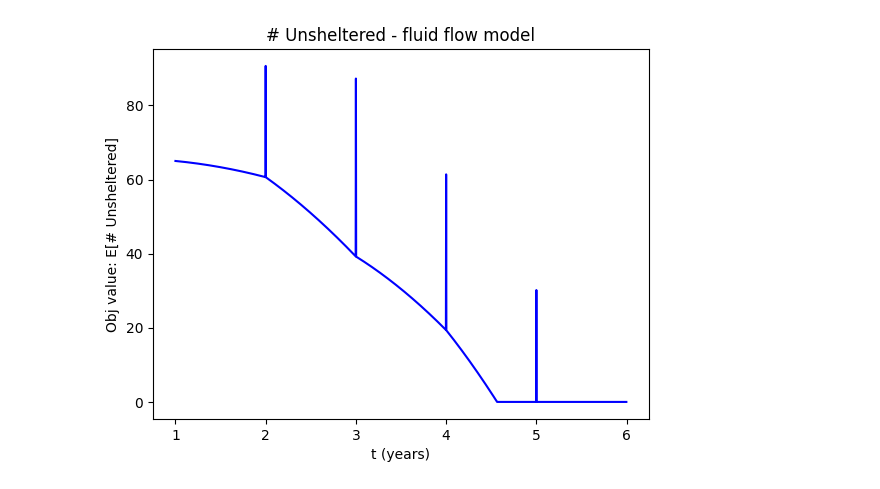
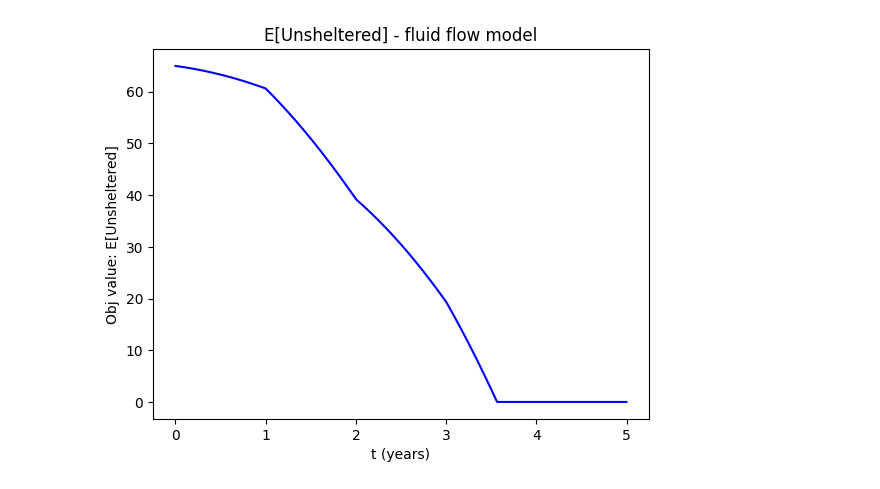
Before and after one commit to grahamburgess3/homeless_services, a Jupyter notebook: 08_fluid_flow_model.ipynb, the cells around one changed output. Drawn from its saved outputs; the diff is of its cells as text; code cells hidden in the pictures.

Commit message:
fluid flow model and notebook

```diff
--- a/08_fluid_flow_model.ipynb
+++ b/08_fluid_flow_model.ipynb
@@ -7,23 +7,16 @@ import matplotlib.pyplot as plt
 with open('data_as_is.json') as json_file:
     data_as_is = json.load(json_file)
 # %%
-model = fl.FluidFlowModel(data_as_is['initial_demand'],
-                          data_as_is['initial_capacity']['housing'],
-                          data_as_is['initial_capacity']['shelter'],
-                          1/data_as_is['service_mean']['housing'],
-                          data_as_is['arrival_rates'],
-                          data_as_is['build_rates']['housing'],
-                          data_as_is['build_rates']['shelter'])
+model = fl.FluidFlowModel(data_as_is)
 # %%
-T=5
-dt = 1/365
-model.analyse_model(T, dt)
+horizon = 5
+T = [i/365 for i in range(int(horizon*365))]
+model.analyse(T)
 # %%
-x = [(i+365)/365 for i in range(int(T/dt))]
-plt.plot(x, model.unsh_t, color = 'blue')
-plt.title('# Unsheltered - fluid flow model')
+plt.plot(T, model.unsh_t, color = 'blue')
+plt.title('E[Unsheltered] - fluid flow model')
 plt.xlabel('t (years)')
-plt.ylabel('Obj value: E[# Unsheltered]')
+plt.ylabel('Obj value: E[Unsheltered]')
 plt.show()
 # %% [output]
-[figure, old version]
+[figure, new version]
```
Also changed, not shown: parts of 2 cells of this notebook, 1 other file.
